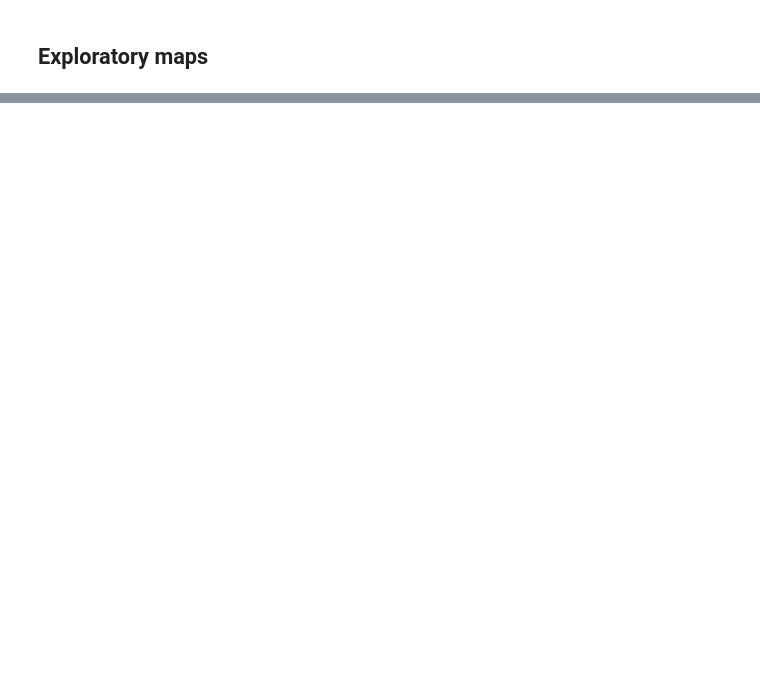
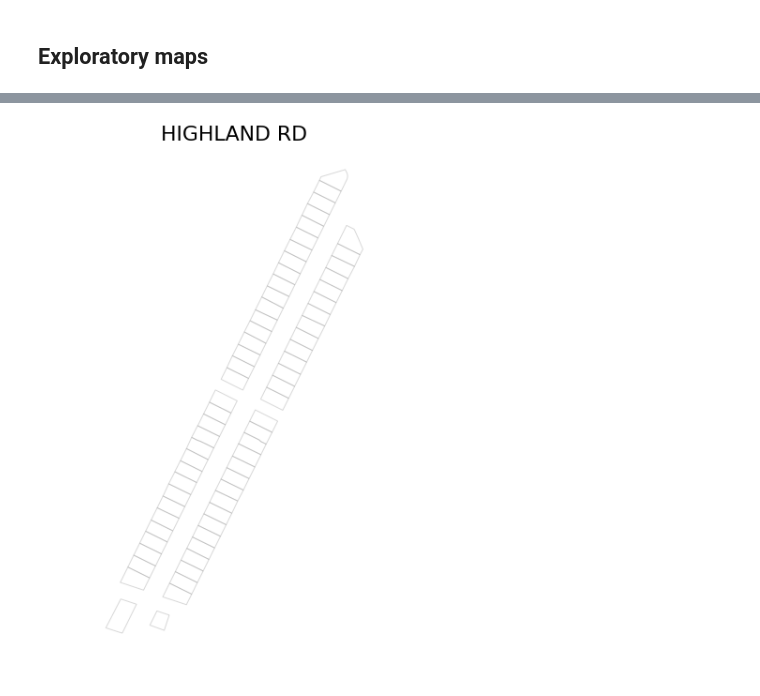
Before and after one commit to isms/ac297r-capstone-project, a Jupyter notebook: notebooks/parcel_map.ipynb, the cells around one changed output, grey strips where cells are left out. Drawn from its saved outputs; the diff is of its cells as text; code cells hidden in the pictures; blank space fills up the shorter version.

```diff
--- a/notebooks/parcel_map.ipynb
+++ b/notebooks/parcel_map.ipynb
@@ -84,0 +85,9 @@ plt.suptitle("Parcels by block", fontsize=22);
+# %%
+STREET = 'HIGHLAND RD'
+
+fig, ax = plt.subplots(figsize=(20,10))
+parcels[parcels['Street'] == STREET].plot(ax=ax, color='white', edgecolor='grey', alpha=0.3)
+plt.title(STREET, fontsize=22)
+plt.axis('off');
+# %% [output]
+[figure, added]
```
Also changed, not shown: parts of 3 cells of this notebook, 1 other file.
